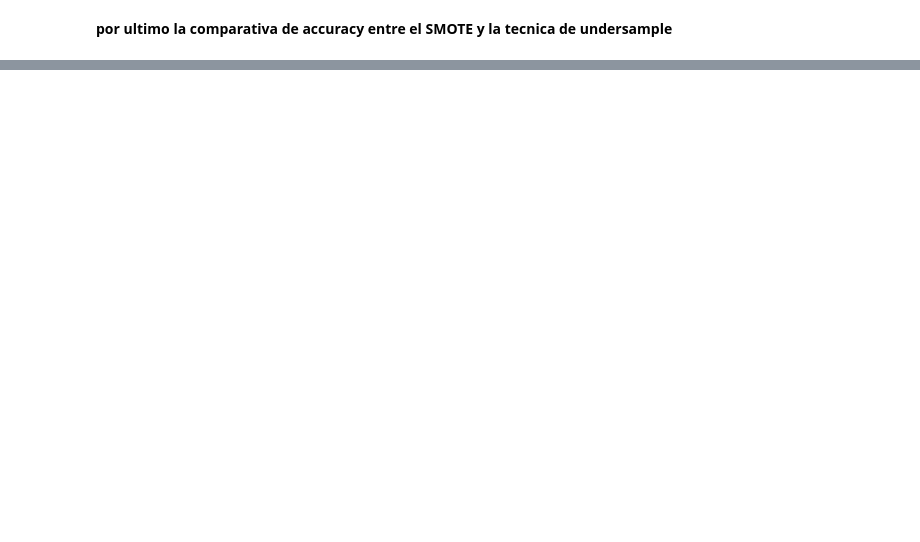
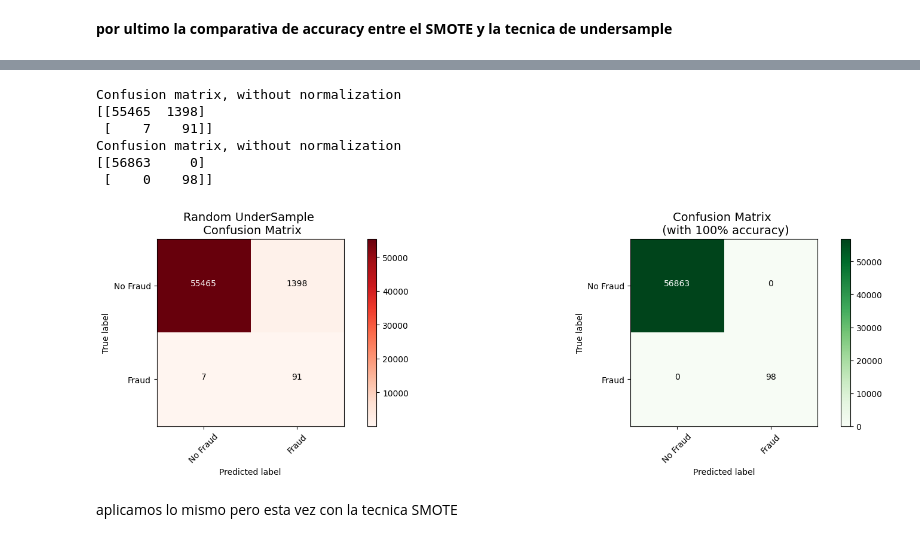
Before and after one commit to matiasbarriosled/transacciones_fraudes, a Jupyter notebook: transacciones.ipynb, the cells around one changed output, grey strips where cells are left out. Cells and saved outputs as stored; diff of their text form; code cells hidden in the pictures; blank space fills up the shorter version.

Commit message:
entrenamiento de red neuronal

```diff
--- a/transacciones.ipynb
+++ b/transacciones.ipynb
@@ -1181,0 +1196,19 @@ final_df
+# %%
+import keras
+from keras import backend as K
+from keras.models import Sequential
+from keras.layers import Activation, Dense
+from keras.optimizers import Adam
+from keras.metrics import categorical_crossentropy
+
+n_inputs = X_train.shape[1]#numero de features
+
+undersample_model = Sequential([
+    #capas de entrada, y su funcion de activacion, en este caso Relu
+    Dense(n_inputs, input_shape=(n_inputs, ), activation='relu'),
+    #capa oculta, con 32 neuronas, con la misma funcion que la conexion anterior
+    Dense(32, activation='relu'),
+    #capa de salida, con la activacion softmax, que transforma a las neuronas como una distribucion de probabilidad,
+    # en este caso las 2 neuronas tienen un porcentaje de probabilidad: si es fraude(ej:90%) o no es fraude(ej:10%)
+    Dense(2, activation='softmax')
+])
@@ -1181,0 +1239,2 @@ final_df
+# %%
+undersample_model.compile(Adam(learning_rate=0.001), loss='sparse_categorical_crossentropy', metrics=['accuracy'])
@@ -1181,0 +1248,2 @@ final_df
+# %%
+undersample_model.fit(X_train, y_train, validation_split=0.2, batch_size=25, epochs=20, shuffle=True, verbose=2)
@@ -1181,0 +1275,5 @@ final_df
+# %%
+undersample_predictions = undersample_model.predict(original_Xtest, batch_size=200, verbose=0)
+#linea con funcion obsoleta
+#undersample_fraud_predictions = undersample_model.predict_classes(original_Xtest, batch_size=200, verbose=0)
+undersample_fraud_predictions = (undersample_predictions > 0.5).astype("int32")[:, 1]
@@ -1181,0 +1317,22 @@ final_df
+# %%
+undersample_cm = confusion_matrix(original_ytest, undersample_fraud_predictions)
+actual_cm = confusion_matrix(original_ytest, original_ytest)
+labels = ['No Fraud', 'Fraud']
+
+fig = plt.figure(figsize=(16,8))
+
+fig.add_subplot(221)
+plot_confusion_matrix(undersample_cm, labels, title="Random UnderSample \n Confusion Matrix", cmap=plt.cm.Reds)
+
+fig.add_subplot(222)
+plot_confusion_matrix(actual_cm, labels, title="Confusion Matrix \n (with 100% accuracy)", cmap=plt.cm.Greens)
+# %% [output]
+Confusion matrix, without normalization
+[[55465  1398]
+ [    7    91]]
+Confusion matrix, without normalization
+[[56863     0]
+ [    0    98]]
+[figure, added]
+# %% [markdown]
+aplicamos lo mismo pero esta vez con la tecnica SMOTE
```
Also changed, not shown: parts of 37 cells of this notebook.
